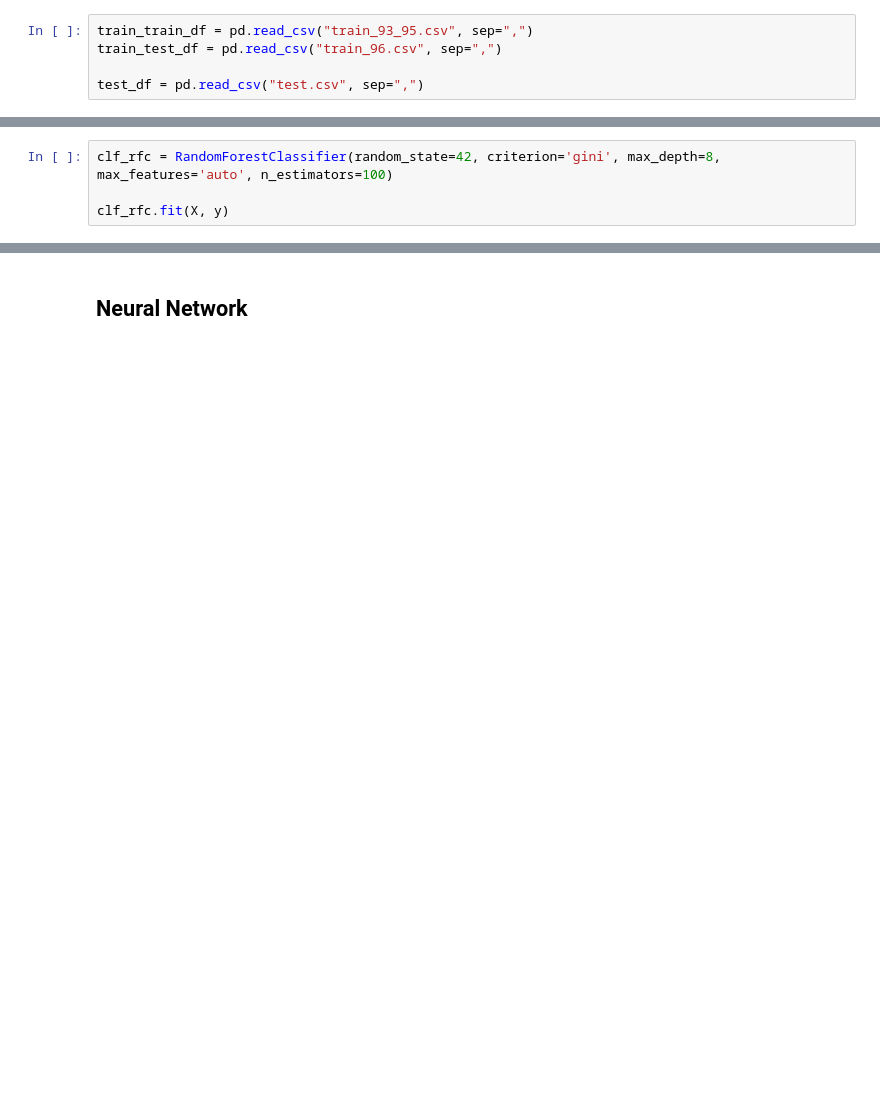
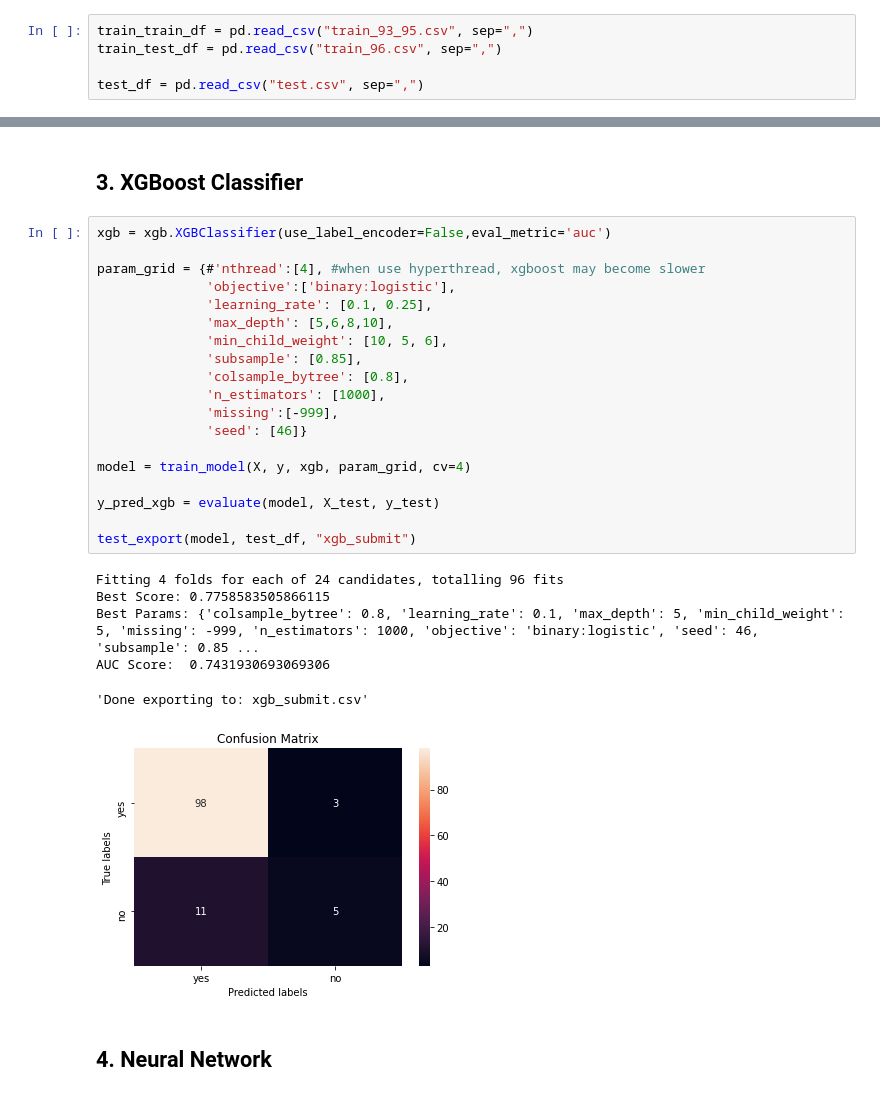
Before and after one commit to goncaloacteixeira/feup-ac, a Jupyter notebook: modeling.ipynb, the cells around one changed output, grey strips where cells are left out. Cells and saved outputs as stored; diff of their text form; blank space fills up the shorter version.

```diff
--- a/modeling.ipynb
+++ b/modeling.ipynb
@@ -46,4 +119,0 @@ Best Params: {'criterion': 'gini', 'max_depth': 8, 'max_features': 'auto', 'n_es
-# %%
-clf_rfc = RandomForestClassifier(random_state=42, criterion='gini', max_depth=8, max_features='auto', n_estimators=100)
-
-clf_rfc.fit(X, y)
@@ -102,5 +147,33 @@ submit
+# %% [markdown]
+## 3. XGBoost Classifier
+# %%
+xgb = xgb.XGBClassifier(use_label_encoder=False,eval_metric='auc')
+
+param_grid = {#'nthread':[4], #when use hyperthread, xgboost may become slower
+              'objective':['binary:logistic'],
+              'learning_rate': [0.1, 0.25],
+              'max_depth': [5,6,8,10],
+              'min_child_weight': [10, 5, 6],
+              'subsample': [0.85],
+              'colsample_bytree': [0.8],
+              'n_estimators': [1000],
+              'missing':[-999],
+              'seed': [46]}
+
+model = train_model(X, y, xgb, param_grid, cv=4)
+
+y_pred_xgb = evaluate(model, X_test, y_test)
+
+test_export(model, test_df, "xgb_submit")
+# %% [output]
+Fitting 4 folds for each of 24 candidates, totalling 96 fits
+Best Score: 0.7758583505866115
+Best Params: {'colsample_bytree': 0.8, 'learning_rate': 0.1, 'max_depth': 5, 'min_child_weight': 5, 'missing': -999, 'n_estimators': 1000, 'objective': 'binary:logistic', 'seed': 46, 'subsample': 0.85 ...
+AUC Score:  0.7431930693069306
+'Done exporting to: xgb_submit.csv'
+[figure, added]
 # %% [markdown]
-## Neural Network
+## 4. Neural Network
 # %%
 from keras.models import Sequential
 from keras.layers import Dense
```
Also changed, not shown: parts of 29 cells of this notebook.
